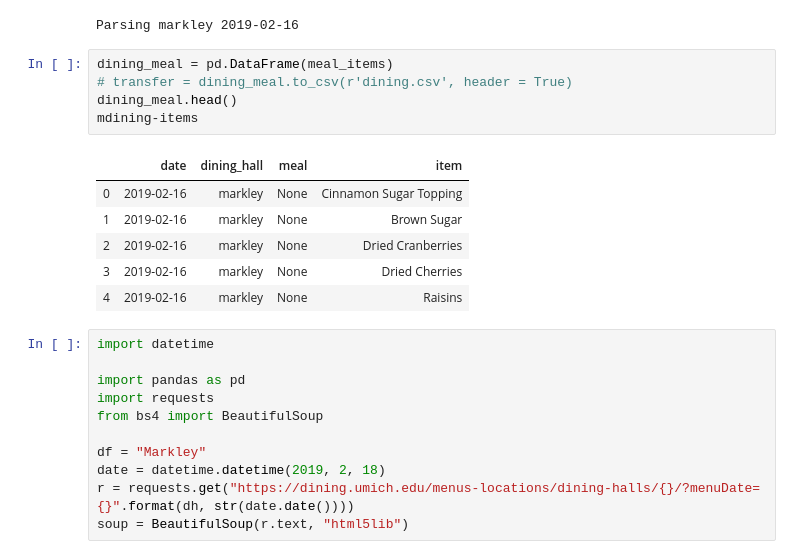
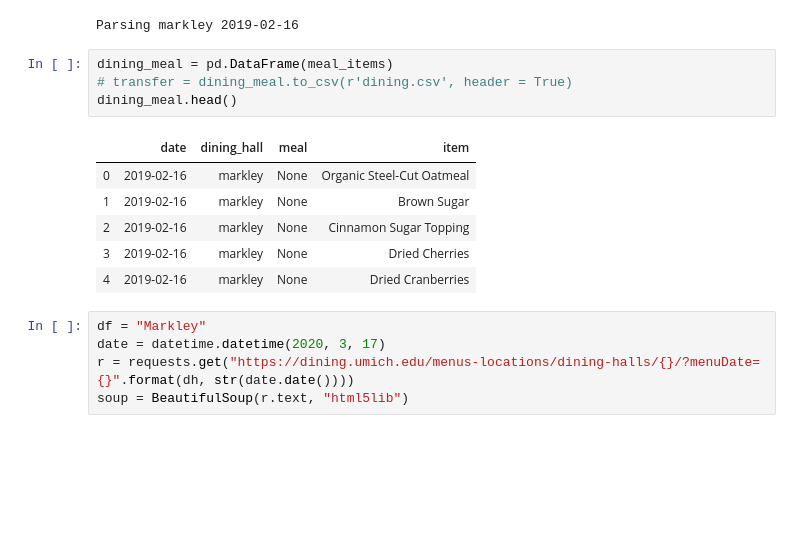
Before and after one commit to uddhav99/MDining, a Jupyter notebook: collection/Michigan-salnad-scrapping.ipynb, the cells around one changed output. Drawn from its saved outputs; the diff is of its cells as text; blank space fills up the shorter version.

```diff
--- a/collection/Michigan-salnad-scrapping.ipynb
+++ b/collection/Michigan-salnad-scrapping.ipynb
@@ -34,23 +34,16 @@ Parsing markley 2019-02-16
 # %%
 dining_meal = pd.DataFrame(meal_items)
 # transfer = dining_meal.to_csv(r'dining.csv', header = True)
 dining_meal.head()
-mdining-items
 # %% [output]
 |  | date | dining_hall | meal | item |
-| 0 | 2019-02-16 | markley | None | Cinnamon Sugar Topping |
+| 0 | 2019-02-16 | markley | None | Organic Steel-Cut Oatmeal |
 | 1 | 2019-02-16 | markley | None | Brown Sugar |
-| 2 | 2019-02-16 | markley | None | Dried Cranberries |
+| 2 | 2019-02-16 | markley | None | Cinnamon Sugar Topping |
 | 3 | 2019-02-16 | markley | None | Dried Cherries |
-| 4 | 2019-02-16 | markley | None | Raisins |
+| 4 | 2019-02-16 | markley | None | Dried Cranberries |
 # %%
-import datetime
-
-import pandas as pd
-import requests
-from bs4 import BeautifulSoup
-
 df = "Markley"
-date = datetime.datetime(2019, 2, 18)
+date = datetime.datetime(2020, 3, 17)
 r = requests.get("https://dining.umich.edu/menus-locations/dining-halls/{}/?menuDate={}".format(dh, str(date.date())))
 soup = BeautifulSoup(r.text, "html5lib")
```
Also changed, not shown: parts of 7 cells of this notebook, 2 other files.
